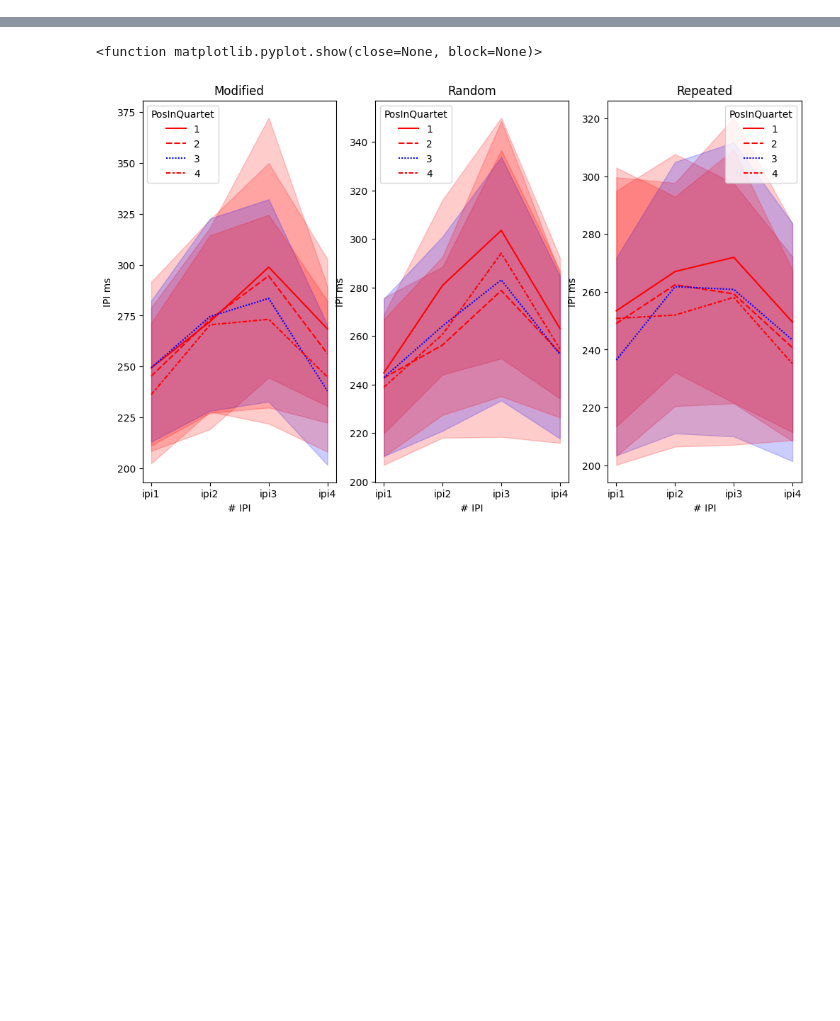
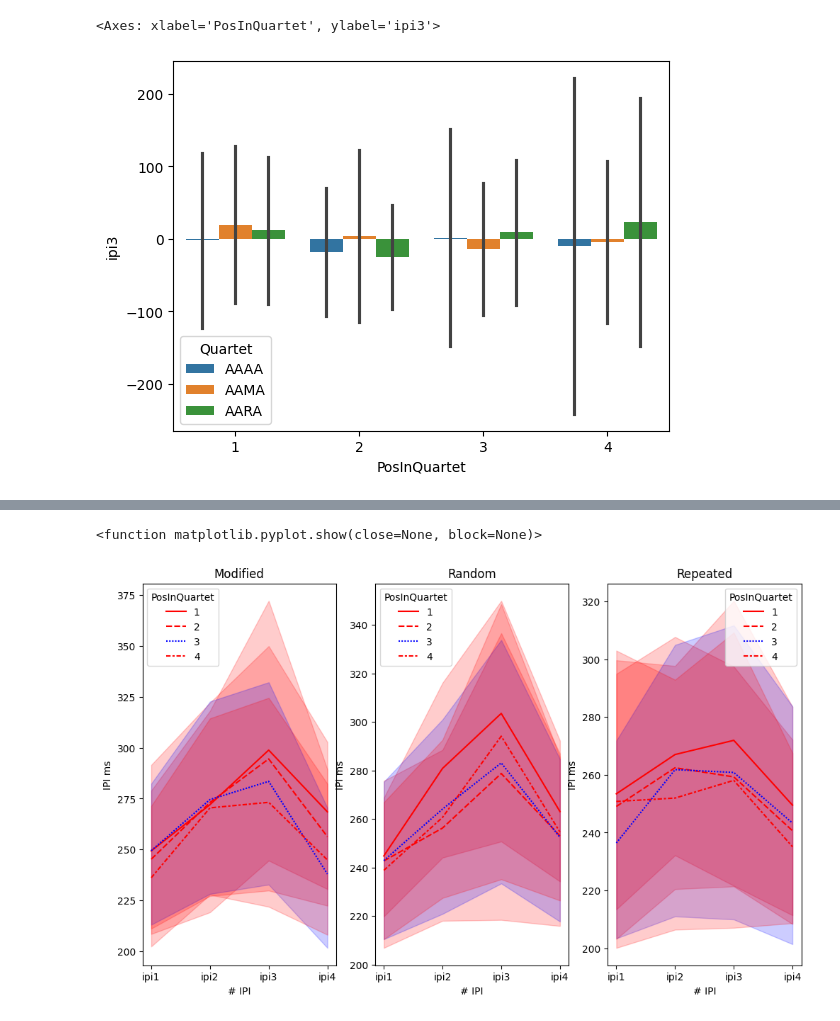
Before and after one commit to AmandaGiselleLily/modified-digit-inteference, a Jupyter notebook: notebooks/IPIs.ipynb, the cells around one changed output, grey strips where cells are left out. Cells and saved outputs as stored; diff of their text form; code cells hidden in the pictures; blank space fills up the shorter version.

```diff
--- a/notebooks/IPIs.ipynb
+++ b/notebooks/IPIs.ipynb
@@ -13,4 +15,12 @@ data = data[(data.BN>1) & (data.correct==1)]
 dataG = data.groupby(['SID', 'Quartet', 'PosInQuartet']).mean(numeric_only=True).reset_index()
+# %%
+data_s = data.copy()
+for sid in data_s.SID.unique():
+    data_s.loc[data_s.SID == sid, "ipi3"] = data_s.loc[data_s.SID == sid, "ipi3"] - data_s.loc[data_s.SID == sid, "ipi3"].mean()
+sb.barplot(data=data_s[data_s.SID == 106], x='PosInQuartet', y='ipi3', hue='Quartet', errorbar='sd')
+# %% [output]
+<Axes: xlabel='PosInQuartet', ylabel='ipi3'>
+[figure, added]
 # %%
 melted_ipi = dataG.melt(id_vars=["Quartet", 'SID', 'PosInQuartet'],value_vars=["ipi1","ipi2","ipi3","ipi4"], value_name="IPI", var_name="IPI_id")
 for sid in melted_ipi.SID.unique():
```
Also changed, not shown: parts of 3 cells of this notebook, 1 other file.
